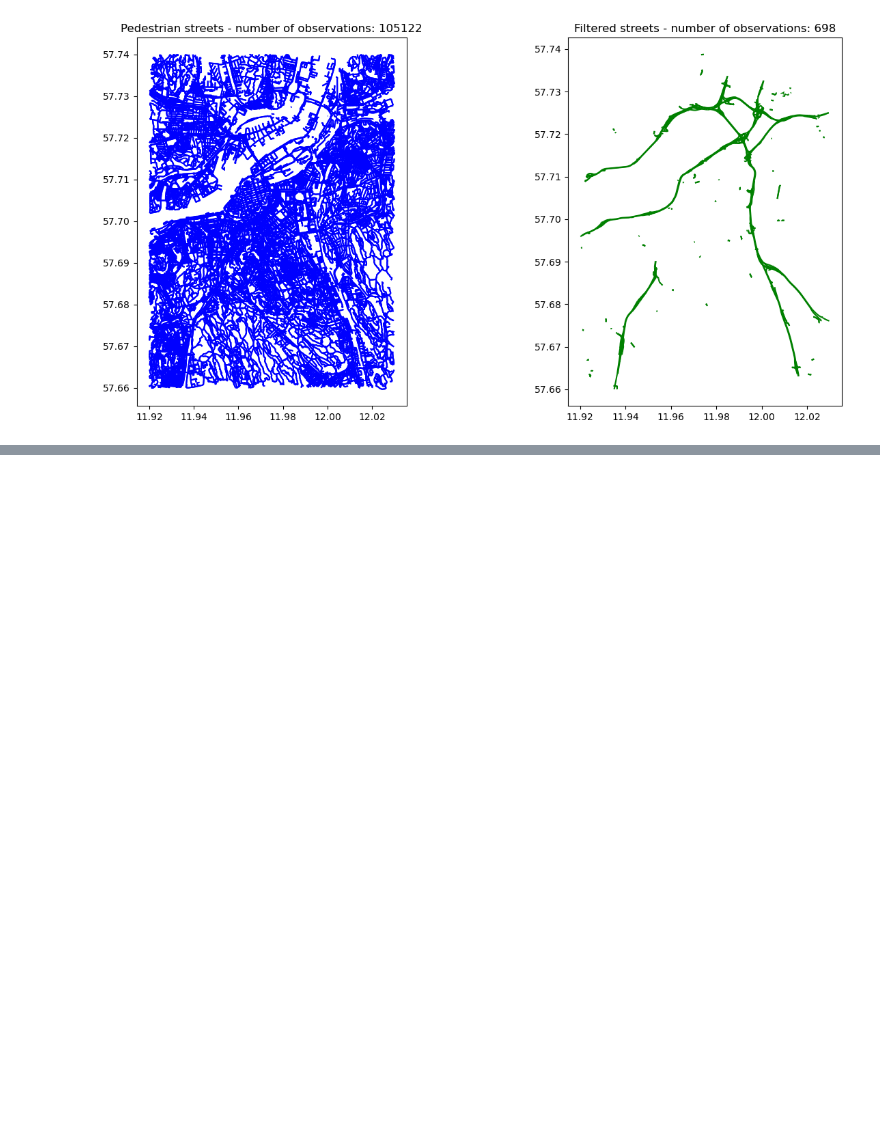
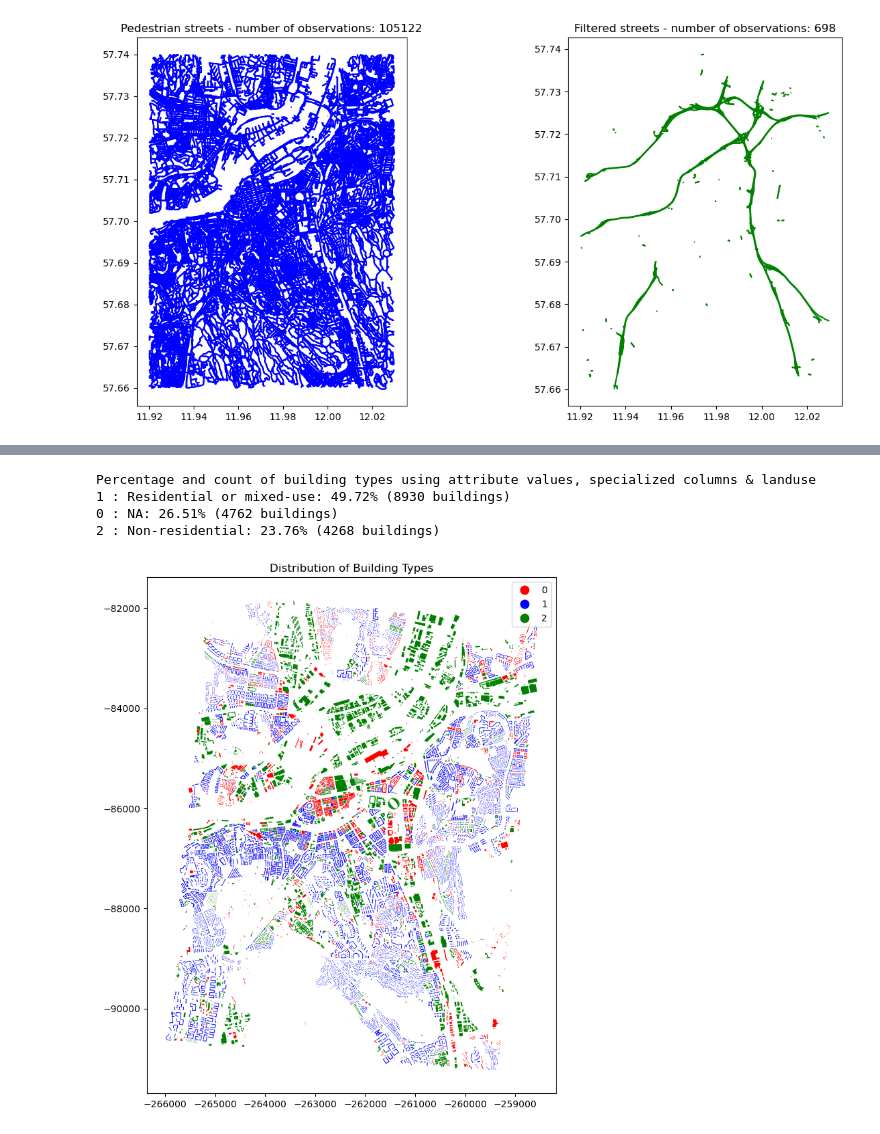
Before and after one commit to perezjoan/Population-Potential-on-Catchment-Area---PPCA-Worldwide, a Jupyter notebook: 2.0 Data filter.ipynb, the cells around one changed output, grey strips where cells are left out. Cells and saved outputs as stored; diff of their text form; code cells hidden in the pictures; blank space fills up the shorter version.

```diff
--- a/2.0 Data filter.ipynb
+++ b/2.0 Data filter.ipynb
@@ -122,7 +123,7 @@ building_filtered = all_building[all_building['area'] >= 15]
 
 # Filter out buildings with no walls (if the wall column exists)
 if 'wall' in building_filtered.columns:
-    building_filtered.loc[:, 'type'] = building_filtered['building'].apply(assign_type)
+    building_filtered = building_filtered[building_filtered['wall'] != 'no']
 
 # Define a function to determine the type based on the 'building' column (0 : NA ; 1 : residential or mixed-use ; 2 : non-residential)
 # Attribute values : https://wiki.openstreetmap.org/wiki/Key:building
@@ -140,33 +141,47 @@ building_filtered = building_filtered.copy()
 building_filtered.loc[:, 'type'] = building_filtered['building'].apply(assign_type)
 
 # Spatial join with non-residential landuse areas
 non_populated_areas = non_populated_areas.to_crs(projected_crs)
 joined_data = gpd.sjoin(building_filtered, non_populated_areas, how="left", predicate="intersects")
 
 # Buildings with NA in non-residential landuse areas are given the value 2 (non residential)
 joined_data.loc[(joined_data['type'] == 0) & joined_data['landuse'].notnull(), 'type'] = 2
 
 # Update 'type' to 2 if 'type' is 0 (NA) and at least one non-null value exists in the following columns : 'tourism', 'parking', 'shop' or 'office'
 condition = (joined_data['type'] == 0) & \
             (joined_data['tourism'].notnull() | \
              joined_data['parking'].notnull() | \
              joined_data['shop'].notnull() | \
              joined_data['office'].notnull())
 joined_data.loc[condition, 'type'] = 2
 
 # Print the percentage and count of each building type
 feature_counts = joined_data['type'].value_counts()
 type_counts = joined_data['type'].value_counts(normalize=True) * 100
 print("Percentage and count of building types using attribute values, specialized columns & landuse")
 for type_code, percentage in type_counts.items():
     feature_count = feature_counts[type_code]
     if type_code == 0:
-        print(f"NA: {percentage:.2f}% ({feature_count} buildings)")
+        print(f"0 : NA: {percentage:.2f}% ({feature_count} buildings)")
     elif type_code == 1:
-        print(f"Residential or mixed-use: {percentage:.2f}% ({feature_count} buildings)")
+        print(f"1 : Residential or mixed-use: {percentage:.2f}% ({feature_count} buildings)")
     else:
-        print(f"Non-residential: {percentage:.2f}% ({feature_count} buildings)")
+        print(f"2 : Non-residential: {percentage:.2f}% ({feature_count} buildings)")
 
 columns_to_drop = ['index_right', 'element_type_right', 'osmid_right', 'landuse']
 joined_data = joined_data.drop(columns=columns_to_drop)
+
+# Plot with custom colors
+colors = ['red', 'blue', 'green']
+fig, ax = plt.subplots(figsize=(10, 10))
+joined_data.plot(column='type', categorical=True, legend=True, ax=ax, cmap=ListedColormap(colors))
+plt.title('Distribution of Building Types')
+plt.show()
+
 joined_data.to_file(gpkg2, layer='osm_buildings_use_with_NA', driver="GPKG")
+# %% [output]
+Percentage and count of building types using attribute values, specialized columns & landuse
+1 : Residential or mixed-use: 49.72% (8930 buildings)
+0 : NA: 26.51% (4762 buildings)
+2 : Non-residential: 23.76% (4268 buildings)
+[figure, added]
```
Also changed, not shown: parts of 2 cells of this notebook, 3 other files.
